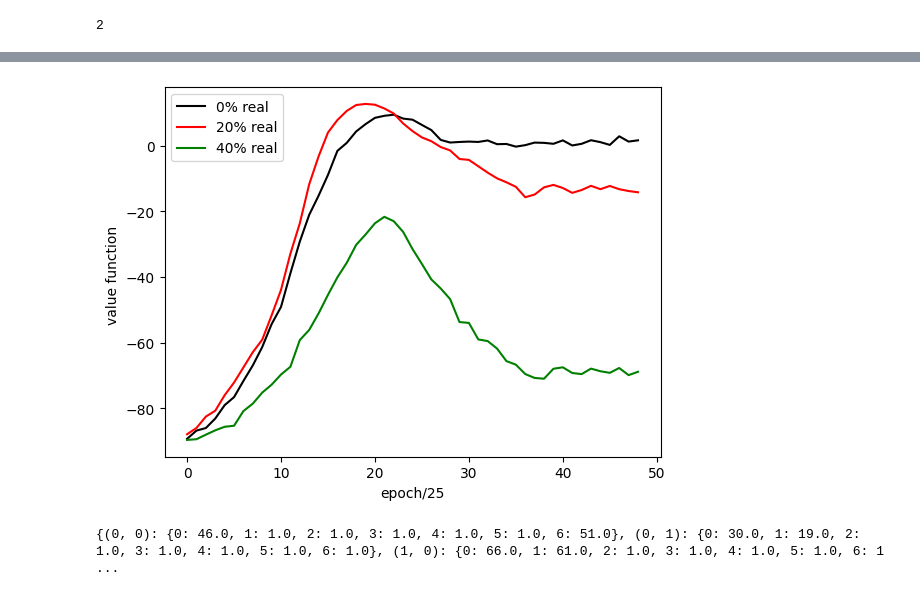
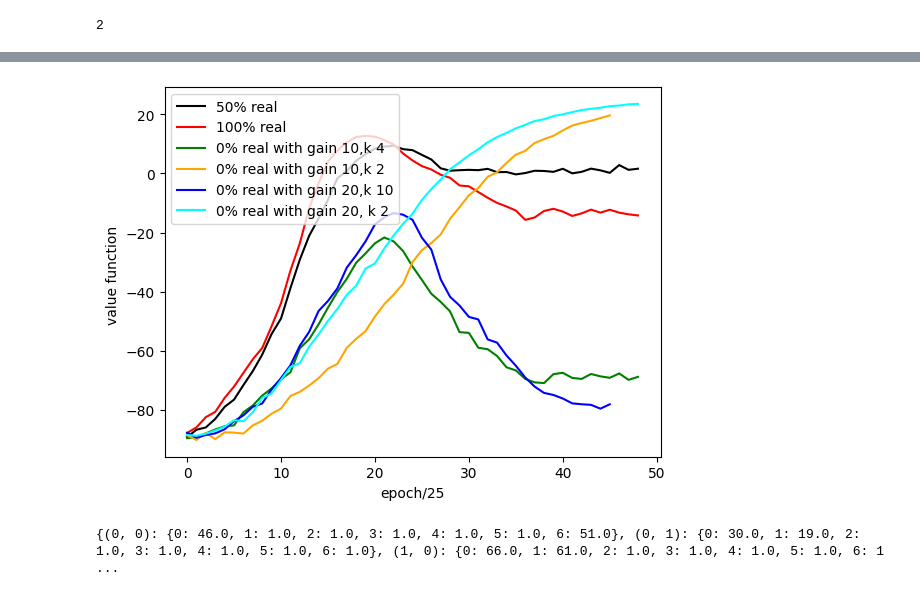
Before and after one commit to vaishn99/MBPO-MDP, a Jupyter notebook: rough_space.ipynb, the cells around one changed output, grey strips where cells are left out. Saved outputs shown, nothing was run; the diff lists cells and outputs as text; code cells hidden in the pictures.

```diff
--- a/rough_space.ipynb
+++ b/rough_space.ipynb
@@ -1197,24 +1213,30 @@ np.savetxt("./experiment_new_3/alpha_variation_zero_point_zero_gain_20_k_10/qual
 # %%
 # from matplotlib import pyplot as plt
 # Y=list(range(5))
 my_data = np.genfromtxt("./experiment_new_3/alpha_variation_zero_point_five/quality_list_0_point_0_rand.csv", delimiter=',')
-plt.plot(my_data,c="black",label="0% real")
+plt.plot(my_data,c="black",label="50% real")
+
 my_data = np.genfromtxt("./experiment_new_3/alpha_variation_one_point_zero/quality_list_1_point_0_rand.csv", delimiter=',')
-plt.plot(my_data,c="red",label="20% real")
+plt.plot(my_data,c="red",label="100% real")
+
 my_data = np.genfromtxt("./experiment_new_3/alpha_variation_zero_point_zero_gain_10_k_4/quality_list_0_point_0_gain_10_k_4.csv", delimiter=',')
-plt.plot(my_data,c="green",label="40% real")
-# my_data = np.genfromtxt("./experiment_new_1/alpha_variation_zero_point_six/quality_list_0_point_6.csv", delimiter=',')
-# plt.plot(my_data,c="orange",label="60% real")
-# my_data = np.genfromtxt("./experiment_new_1/alpha_variation_zero_point_eight/quality_list_0_point_8.csv", delimiter=',')
-# plt.plot(my_data,c="blue",label="80% real")
-# my_data = np.genfromtxt("./experiment_new_1/alpha_variation_one_point_zero/quality_list_1_point_0.csv", delimiter=',')
-# plt.plot(my_data,c="cyan",label="100% real")
+plt.plot(my_data,c="green",label="0% real with gain 10,k 4 ")
+
+my_data = np.genfromtxt("./experiment_new_3/alpha_variation_zero_point_zero_gain_10_k_2/quality_list_0_point_0_gain_10_k2.csv", delimiter=',')
+plt.plot(my_data,c="orange",label="0% real with gain 10,k 2 ")
+
+my_data = np.genfromtxt("./experiment_new_3/alpha_variation_zero_point_zero_gain_20_k_10/quality_list_0_point_0_gain_20_k_2.csv", delimiter=',')
+plt.plot(my_data,c="blue",label="0% real with gain 20,k 10")
+
+my_data = np.genfromtxt("./experiment_new_3/alpha_variation_zero_point_zero_gain_20_k_2/quality_list_0_point_0_gain_20_k_2.csv", delimiter=',')
+plt.plot(my_data,c="cyan",label="0% real with gain 20, k 2")
+
 plt.xlabel("epoch/25")
 plt.ylabel("value function ")
 plt.legend()
 plt.show()
 # %% [output]
-[figure, old version]
+[figure, new version]
 # %%
 
 # A_1.env_model.terminal_state=env.observation_space.n-1
```
Also changed, not shown: parts of 4 cells of this notebook, 52 other files.
